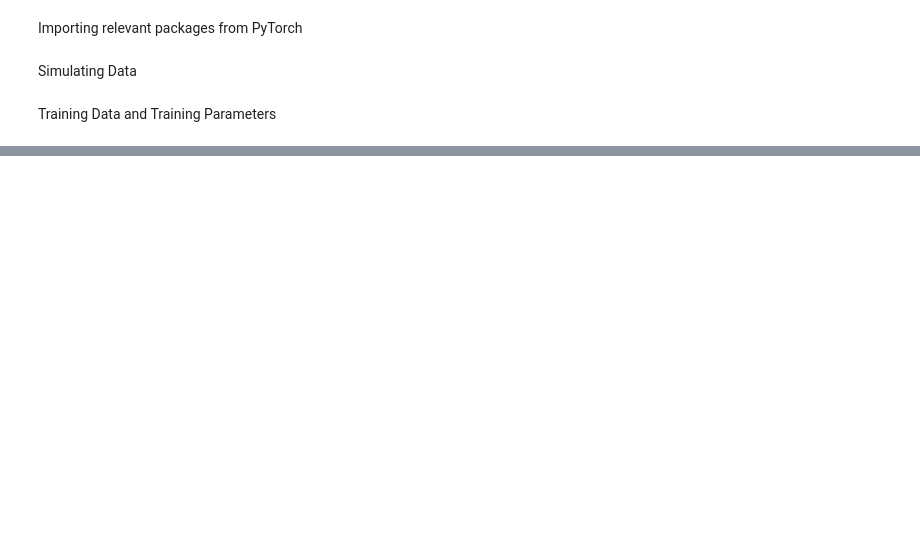
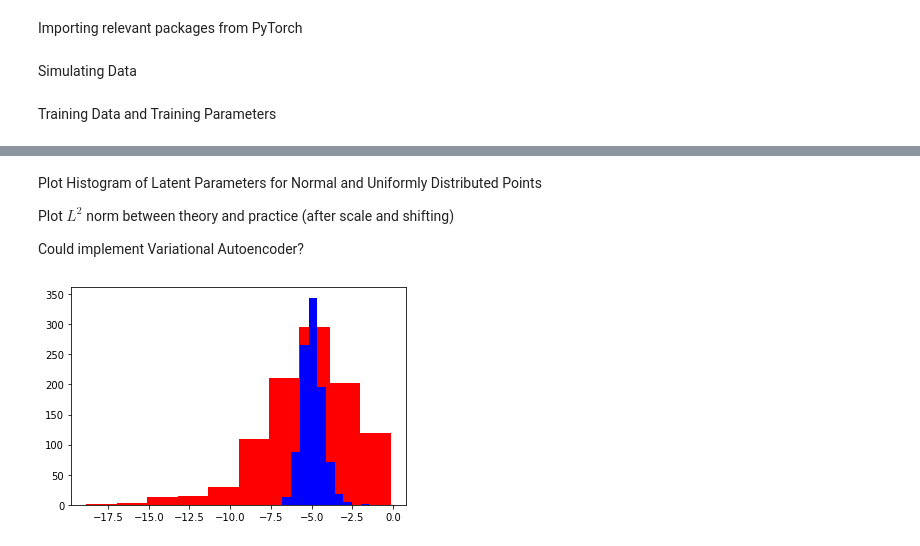
Before and after one commit to PAWhalley/Classification-of-Self-Assembled-Structures-using-Machine-Learning, a Jupyter notebook: Autoencoder.ipynb, the cells around one changed output, grey strips where cells are left out. Saved outputs shown, nothing was run; the diff lists cells and outputs as text; code cells hidden in the pictures; blank space fills up the shorter version.

```diff
--- a/Autoencoder.ipynb
+++ b/Autoencoder.ipynb
@@ -124,0 +198,15 @@ Finished Training
+# %% [markdown]
+Plot Histogram of Latent Parameters for Normal and Uniformly Distributed Points
+
+
+Plot $L^{2}$ norm between theory and practice (after scale and shifting)
+
+Could implement Variational Autoencoder?
+# %%
+plt.figure()
+plt.hist(normal_feature2, color = 'red')
+plt.hist(uniform_feature2, color = 'blue')
+
+plt.show()
+# %% [output]
+[figure, added]
```
Also changed, not shown: parts of 7 cells of this notebook.
